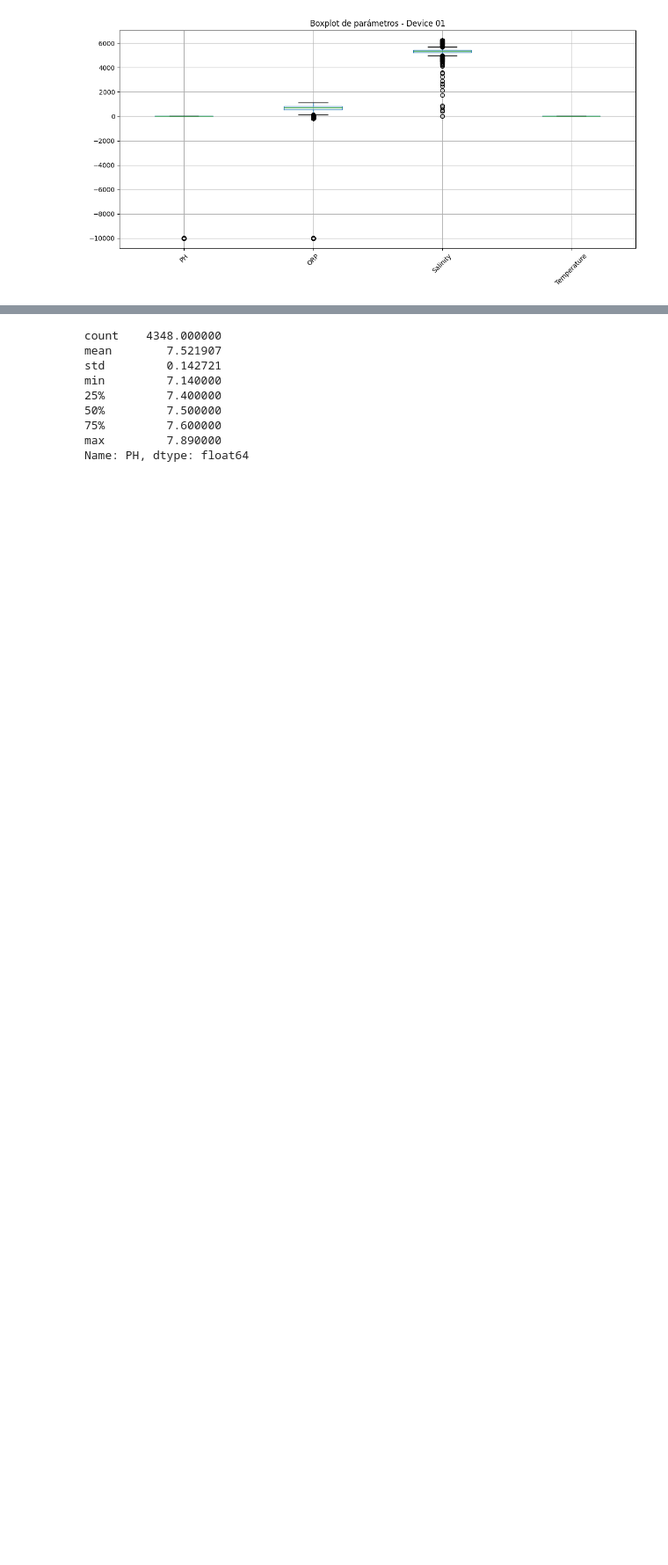
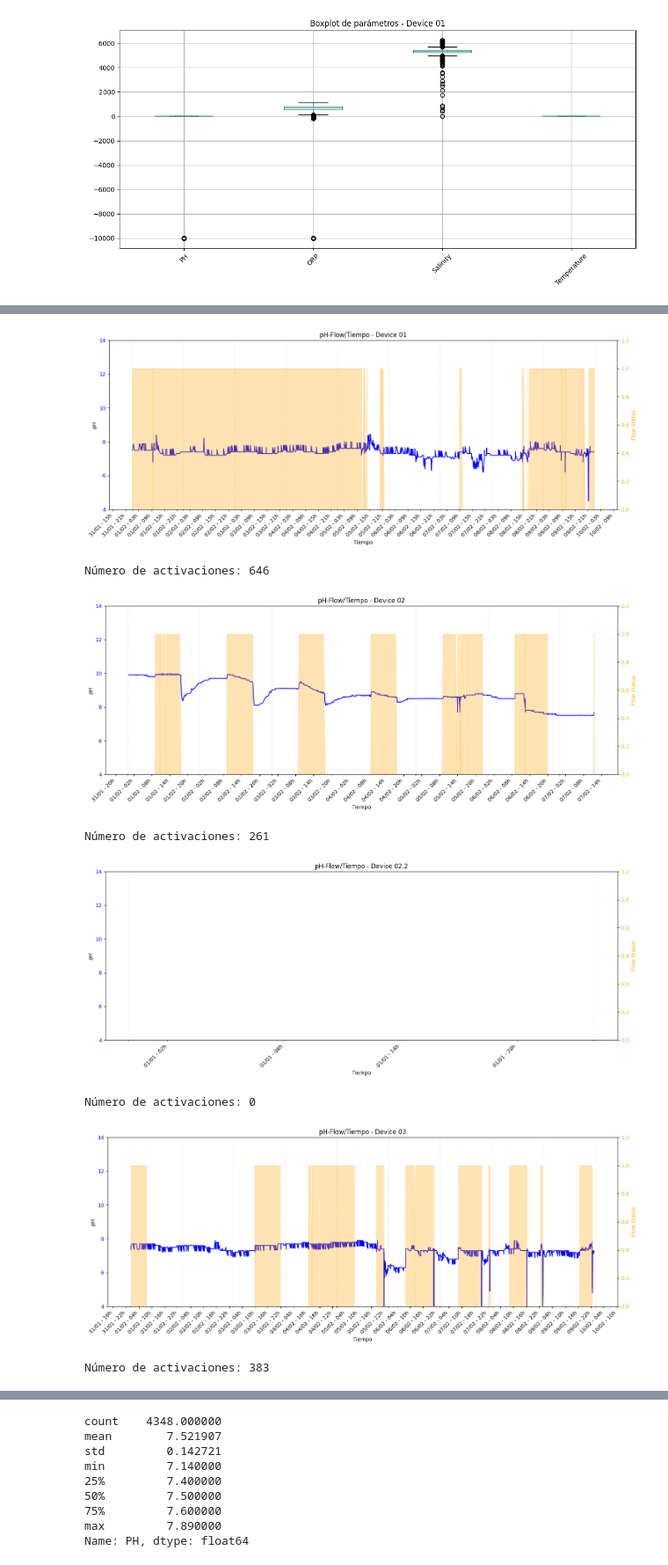
Before and after one commit to Mirilh/TFM_Pool, a Jupyter notebook: Notebook/3_AnalisisData.ipynb, the cells around one changed output, grey strips where cells are left out. Shown at 88% size. Drawn from its saved outputs; the diff is of its cells as text; code cells hidden in the pictures; blank space fills up the shorter version.

```diff
--- a/Notebook/3_AnalisisData.ipynb
+++ b/Notebook/3_AnalisisData.ipynb
@@ -356,0 +248,45 @@ En esta grafica confirmamos que por ejemplo el device 1 tiene dos periodos de fu
+# %%
+for device in devices:
+    # Filtrar datos para el dispositivo y rango de fechas específico
+    df_device = df[(df['Device'] == device) &
+                   (df['Time'] >= '2024-02-01') &
+                   (df['Time'] <= '2024-02-10')]
+
+    df_device = df_device.sort_values('Time')
+    fig, ax1 = plt.subplots(figsize=(15, 6))
+
+    color = 'BLUE'
+    ax1.set_xlabel('Tiempo')
+    ax1.set_ylabel('pH')
+    ax1.plot(df_device['Time'], df_device['PH'], color=color)
+    ax1.tick_params(axis='y', labelcolor=color)
+    ax1.set_ylim(4, 14)
+
+    ax2 = ax1.twinx()
+    color = 'orange'
+    ax2.set_ylabel('Flow Status', color=color)
+    ax2.fill_between(df_device['Time'], 0, df_device['Flow status'], color=color, alpha=0.3)
+    ax2.tick_params(axis='y', labelcolor=color)
+    ax2.set_ylim(0, 1.2)
+
+    ax1.xaxis.set_major_formatter(mdates.DateFormatter('%d/%m - %Hh'))
+    ax1.xaxis.set_major_locator(mdates.HourLocator(interval=6))
+    ax1.xaxis.set_minor_locator(mdates.HourLocator(interval=1))
+    plt.setp(ax1.xaxis.get_majorticklabels(), rotation=45, ha='right')
+
+    ax1.xaxis.set_minor_locator(mdates.DayLocator())
+    ax1.grid(which='minor', axis='x', linestyle=':', alpha=0.5)
+
+    plt.title(f'pH-Flow/Tiempo - {device}')
+    plt.tight_layout()
+    plt.show()
+    print(f"Número de activaciones: {df_device['Flow status'].sum()}")
+# %% [output]
+[figure, added]
+Número de activaciones: 646
+[figure, added]
+Número de activaciones: 261
+[figure, added]
+Número de activaciones: 0
+[figure, added]
+Número de activaciones: 383
```
Also changed, not shown: parts of 67 cells of this notebook.
